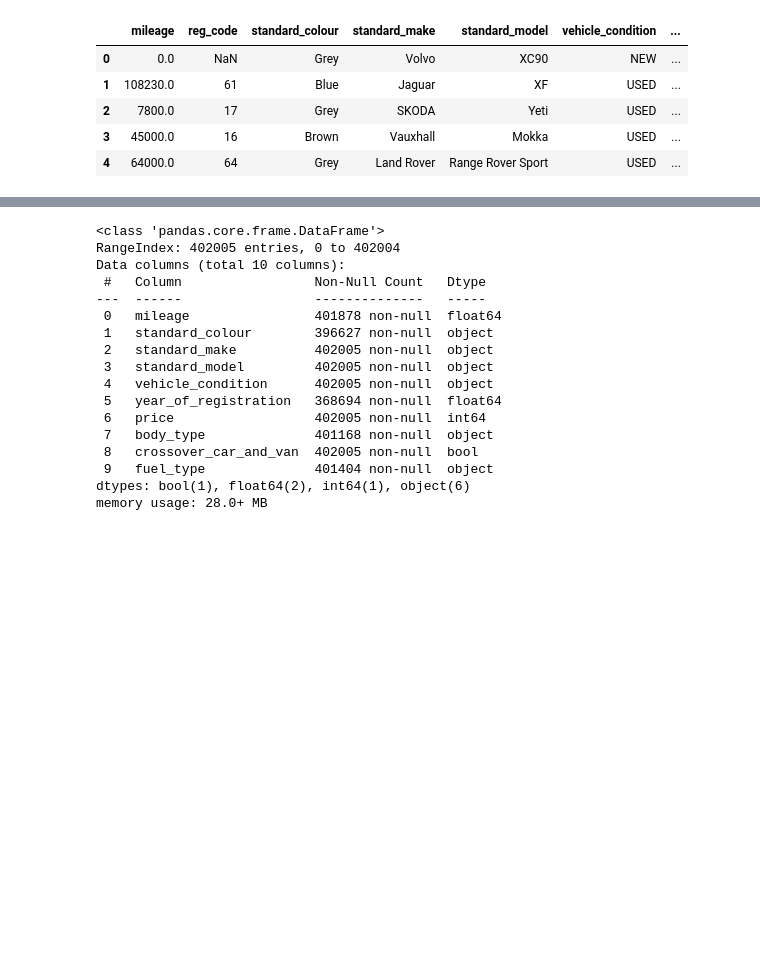
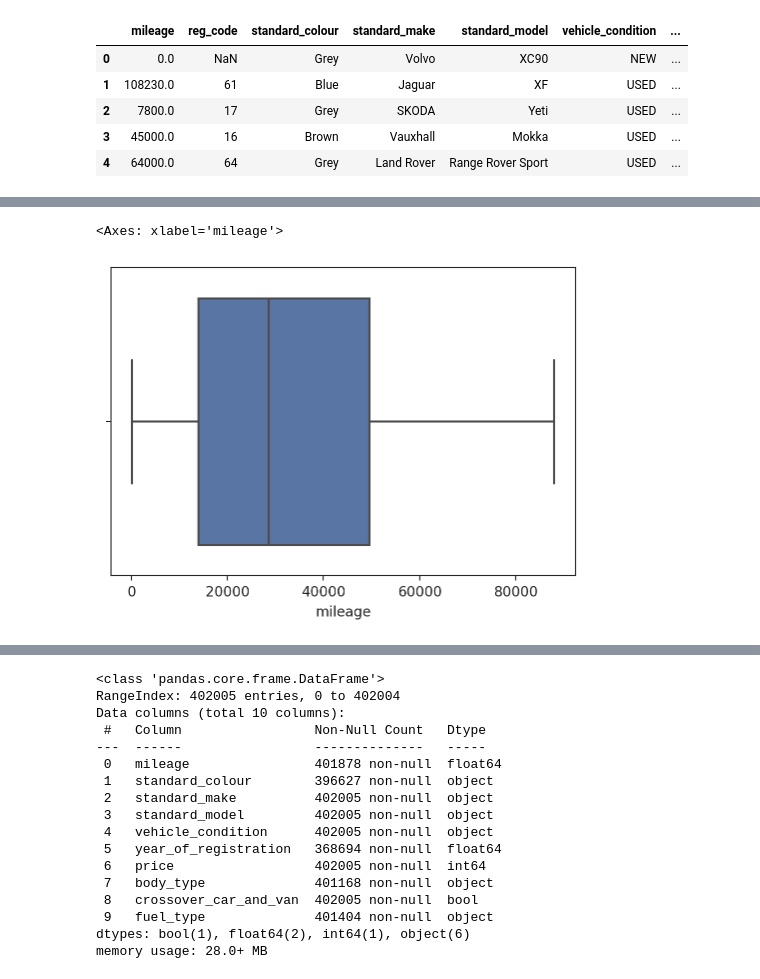
Before and after one commit to kessingtonosazee/GCP_Project_1, a Jupyter notebook: assessmentb.ipynb, the cells around one changed output, grey strips where cells are left out. Saved outputs shown, nothing was run; the diff lists cells and outputs as text; code cells hidden in the pictures; blank space fills up the shorter version.

```diff
--- a/assessmentb.ipynb
+++ b/assessmentb.ipynb
@@ -100,0 +106,10 @@ df_car.head()
+# %%
+ # Subset data: Remove outliers for numeric
+lo_m, hi_m = df_car["mileage"].quantile([0.1, 0.9])
+mask_m = df_car["mileage"].between(lo_m, hi_m)
+df_car = df_car[mask_m]
+
+sns.boxplot(data = df_car, x = 'mileage')
+# %% [output]
+<Axes: xlabel='mileage'>
+[figure, added]
```
Also changed, not shown: parts of 12 cells of this notebook.
